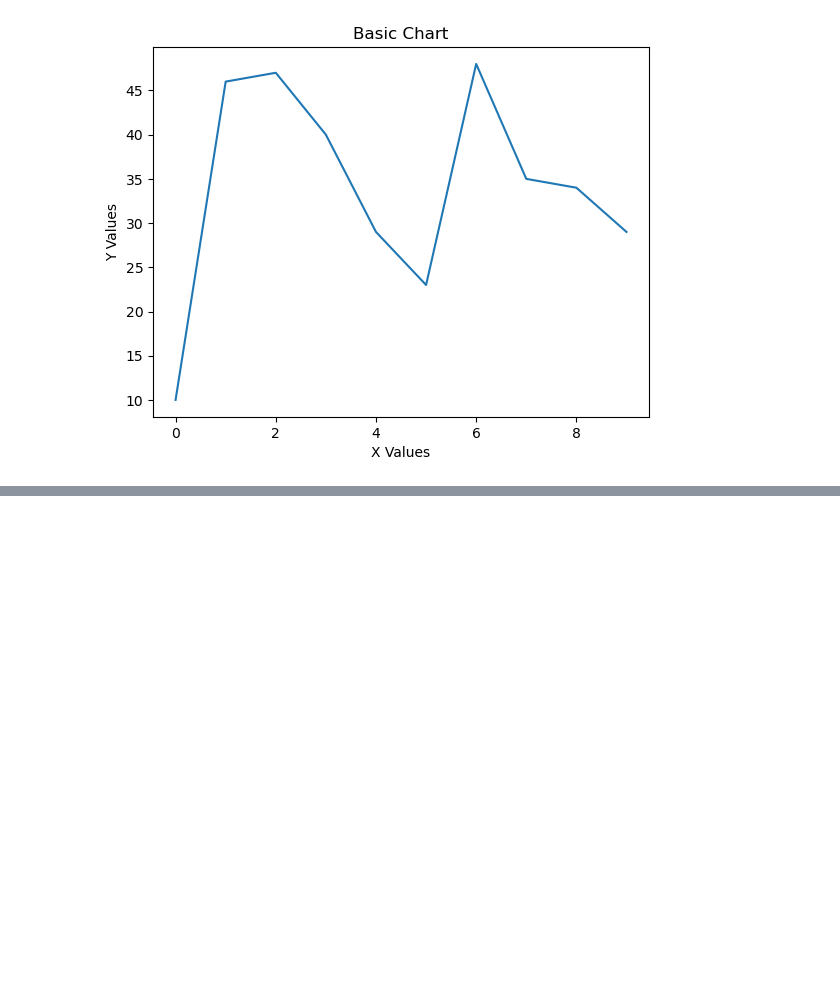
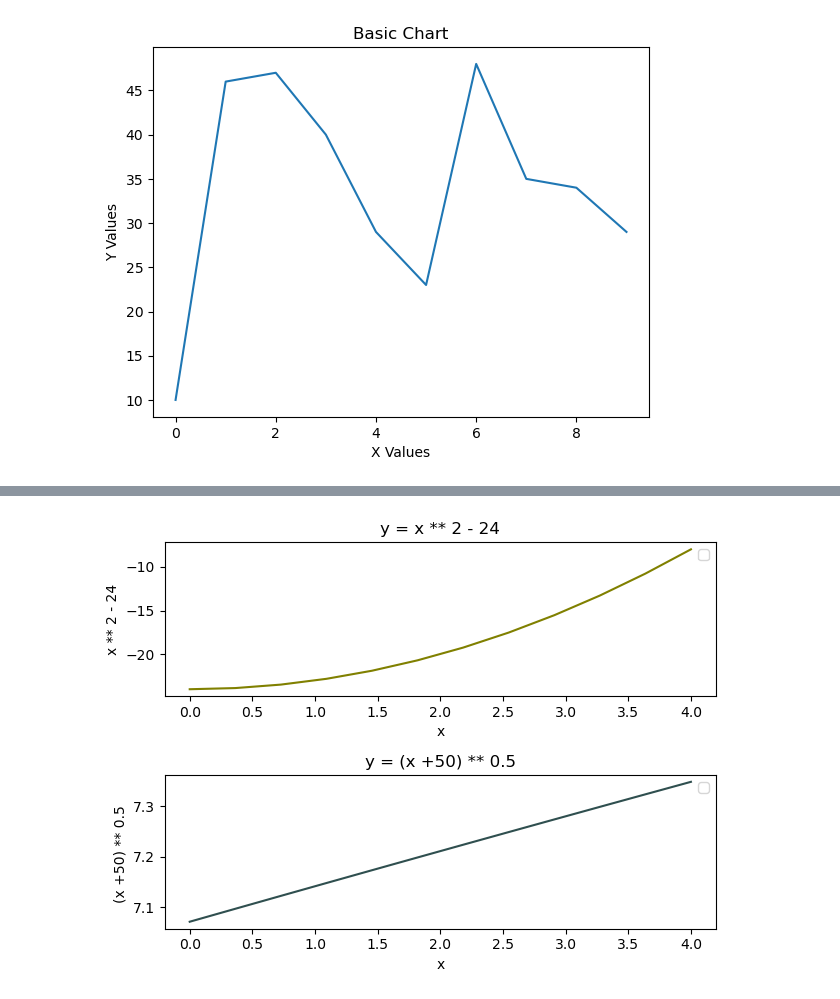
Before and after one commit to UstubecEmre/MatplotlibandSeabornFundamentals, a Jupyter notebook: matplotlib_basics.ipynb, the cells around one changed output, grey strips where cells are left out. Cells and saved outputs as stored; diff of their text form; code cells hidden in the pictures; blank space fills up the shorter version.

```diff
--- a/matplotlib_basics.ipynb
+++ b/matplotlib_basics.ipynb
@@ -75,0 +91,18 @@ plt.show()
+# %%
+# using subplot
+fig, ax = plt.subplots(2)
+ax[0].plot(x, x ** 2 - 24, color = 'olive')
+ax[0].set_title('y = x ** 2 - 24')
+ax[0].set_xlabel('x')
+ax[0].set_ylabel('x ** 2 - 24')
+ax[0].legend()
+
+ax[1].plot(x, (x + 50) ** 0.5, color = 'darkslategray')
+ax[1].set_title('y = (x +50) ** 0.5')
+ax[1].set_xlabel('x')
+ax[1].set_ylabel('(x +50) ** 0.5 ')
+ax[1].legend()
+plt.tight_layout() # Prevent overlapping
+plt.show()
+# %% [output]
+[figure, added]
```
Also changed, not shown: parts of 3 cells of this notebook.
